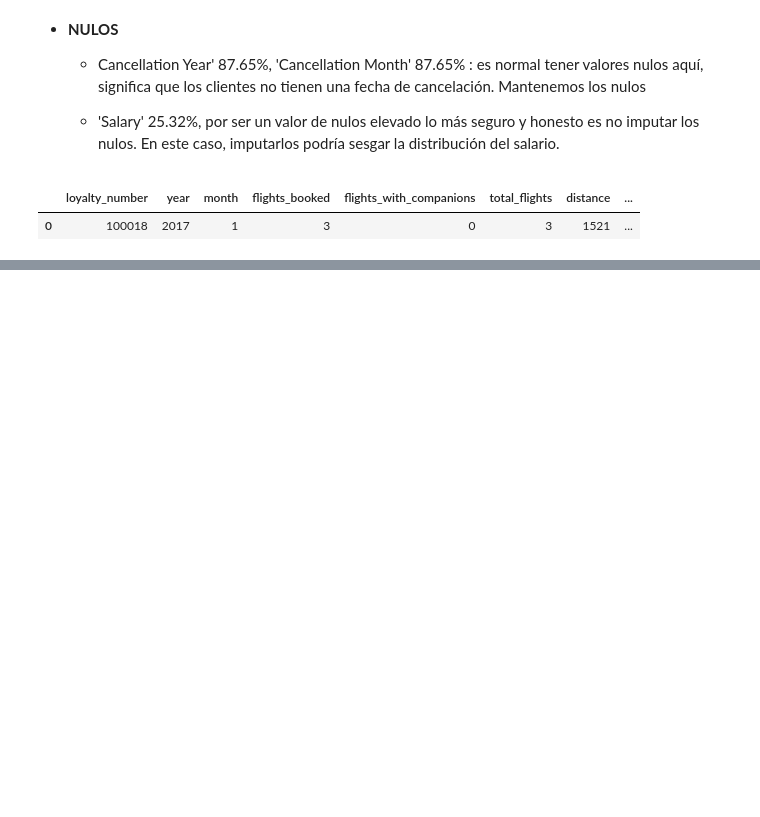
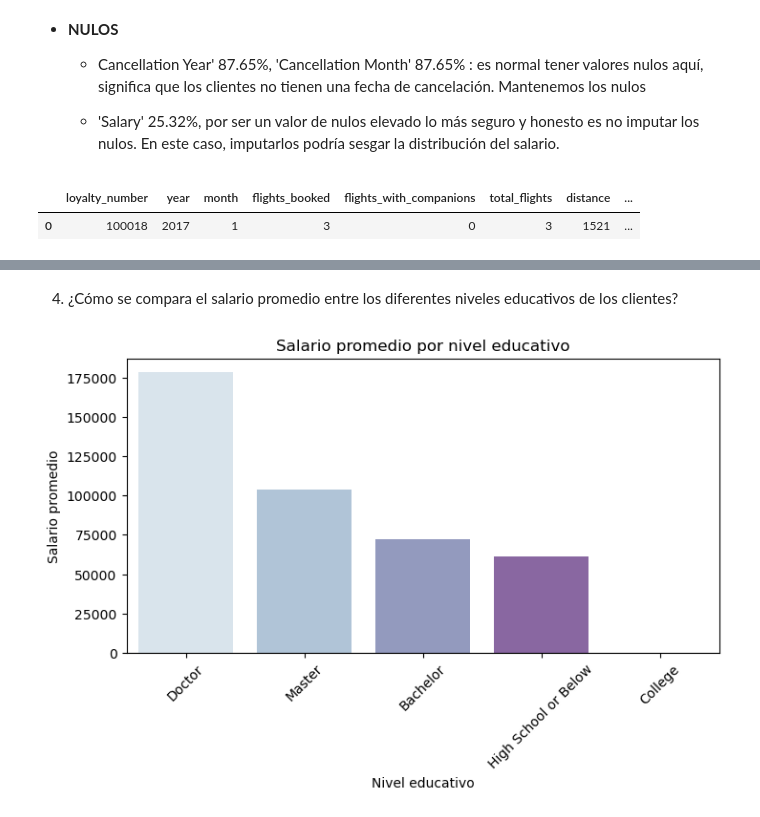
Before and after one commit to Adalab/bda-modulo-3-evaluacion-final-ariana-caldeira, a Jupyter notebook: EF_modulo_3_DA_Ariana.ipynb, the cells around one changed output, grey strips where cells are left out. Saved outputs shown, nothing was run; the diff lists cells and outputs as text; code cells hidden in the pictures; blank space fills up the shorter version.

```diff
--- a/EF_modulo_3_DA_Ariana.ipynb
+++ b/EF_modulo_3_DA_Ariana.ipynb
@@ -499,0 +563,19 @@ df_merged.head(1)
+# %% [markdown]
+4. ¿Cómo se compara el salario promedio entre los diferentes niveles educativos de los clientes?
+# %%
+# Primero agrupo los datos para poder calcular el promedio salarial en los vários niveles educativos
+# Ordeno de forma descendente de salario + alto a más bajo
+# Despues represento ese calculo en un barplot
+
+avg_salary = df_merged.groupby('education')['salary'].mean().reset_index().sort_values(by='salary', ascending=False)
+
+plt.figure(figsize=(8,4))
+sns.barplot(data=avg_salary, x='education', y='salary', hue='education', palette='BuPu')
+
+plt.title('Salario promedio por nivel educativo')
+plt.xlabel('Nivel educativo')
+plt.ylabel('Salario promedio')
+plt.xticks(rotation=45)
+plt.show()
+# %% [output]
+[figure, added]
```
Also changed, not shown: parts of 17 cells of this notebook, 1 other file.
